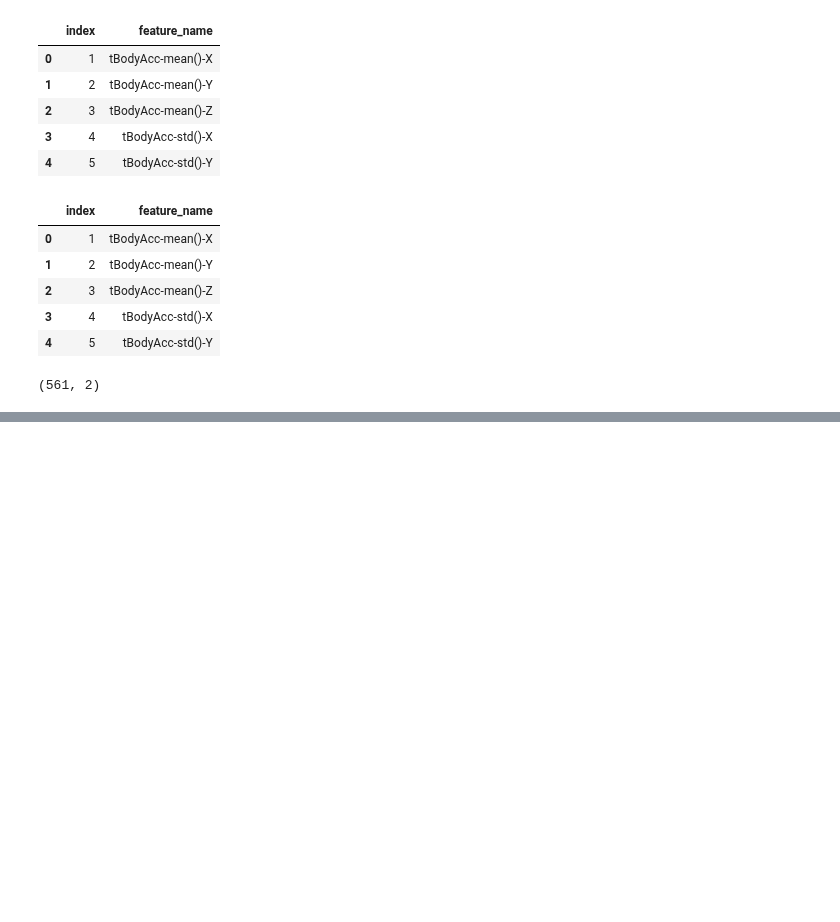
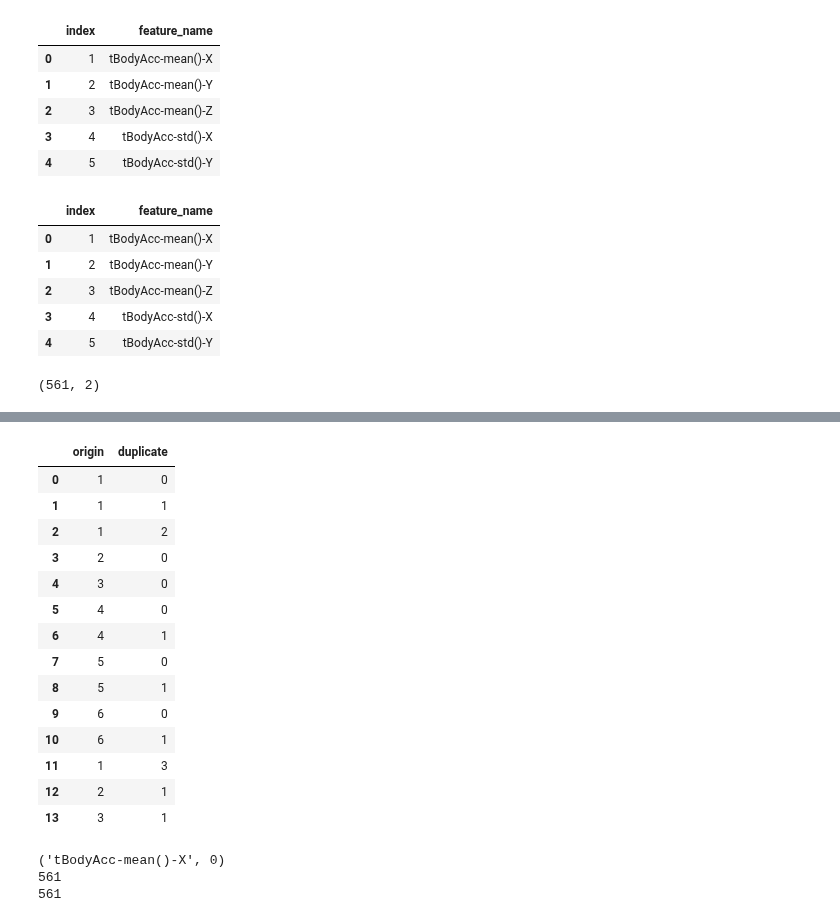
Before and after one commit to soxxun/python, a Jupyter notebook: 20220308/20220308.ipynb, the cells around one changed output, grey strips where cells are left out. Cells and saved outputs as stored; diff of their text form; code cells hidden in the pictures; blank space fills up the shorter version.

```diff
--- a/20220308/20220308.ipynb
+++ b/20220308/20220308.ipynb
@@ -198,0 +223,23 @@ ValueError: Duplicate names are not allowed.
+# %%
+temp = [1,1,1,2,3,4,4,5,5,6,6,1,2,3]
+temp_df = pd.DataFrame(temp, columns=['num']).groupby('num').cumcount()
+pd.DataFrame({
+    'origin':temp,
+    'duplicate':temp_df
+})
+# %% [output]
+|  | origin | duplicate |
+| 0 | 1 | 0 |
+| 1 | 1 | 1 |
+| 2 | 1 | 2 |
+| 3 | 2 | 0 |
+| 4 | 3 | 0 |
+| 5 | 4 | 0 |
+| 6 | 4 | 1 |
+| 7 | 5 | 0 |
+| 8 | 5 | 1 |
+| 9 | 6 | 0 |
+| 10 | 6 | 1 |
+| 11 | 1 | 3 |
+| 12 | 2 | 1 |
+| 13 | 3 | 1 |
@@ -198,0 +252,15 @@ ValueError: Duplicate names are not allowed.
+# %%
+f_df
+#for i in  zip(f_df['originName'],f_df['cumcountFeature'])
+for i in zip(f_df['originName'],f_df['cumcountFeature']):
+    print(i)
+    break
+
+feature_name =  [ ''.join(i) for i in zip(f_df['originName'],f_df['cumcountFeature'].map(str) ) ]
+print(len(feature_name))
+print(len(set(feature_name)))
+# 중복이 없음을 확인
+# %% [output]
+('tBodyAcc-mean()-X', 0)
+561
+561
```
Also changed, not shown: parts of 13 cells of this notebook.
